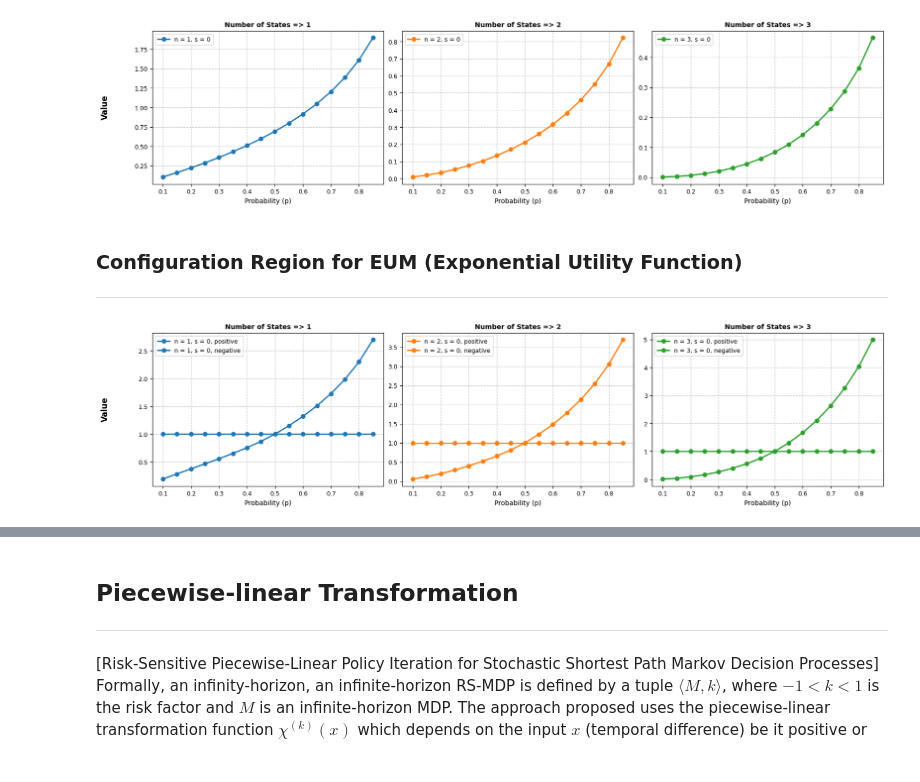
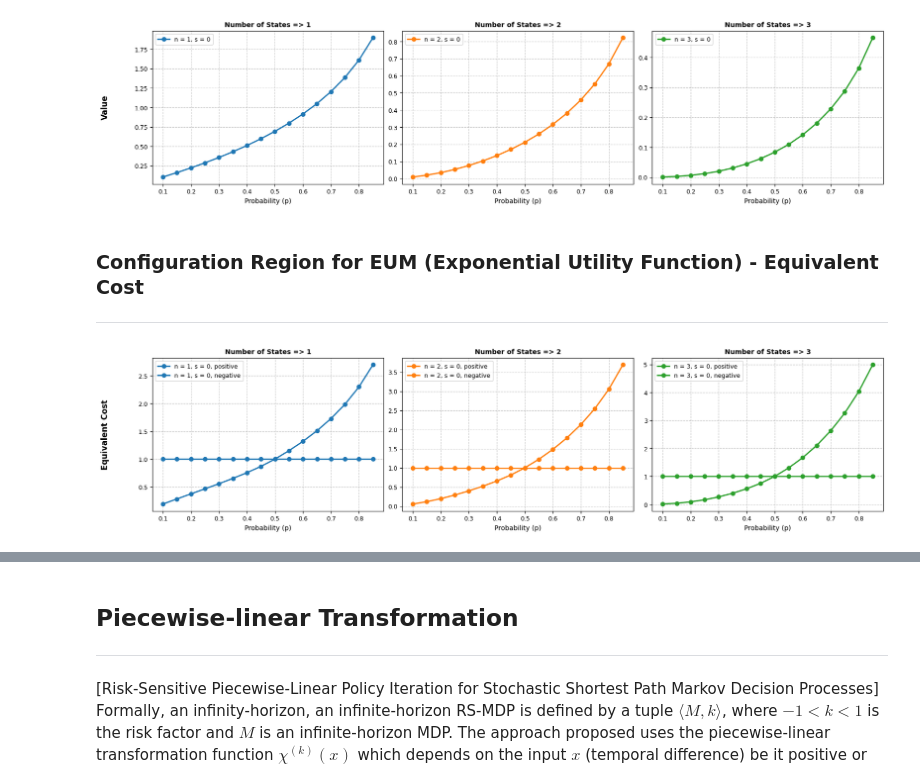
Before and after one commit to igormiyamura/ppgsi_comparable_mdp_risk, a Jupyter notebook: notebooks/4. MSS - 2024 Proposition Validation.ipynb, the cells around one changed output, grey strips where cells are left out. Saved outputs shown, nothing was run; the diff lists cells and outputs as text; code cells hidden in the pictures.

Commit message:
Incluindo Estados Equivalentes

```diff
--- a/notebooks/4. MSS - 2024 Proposition Validation.ipynb
+++ b/notebooks/4. MSS - 2024 Proposition Validation.ipynb
@@ -177,11 +182,13 @@ MSSPlots().subplots_for_number_of_states(results[exp_method]['find_numerical_lam
 Lambda Extreme: {0: 0.08376931712393898}
 [figure]
 # %% [markdown]
-### Configuration Region for EUM (Exponential Utility Function)
+### Configuration Region for EUM (Exponential Utility Function) - Equivalent Cost
 
 ---
 # %%
-results[exp_method]['run_configuration_region'] = exp_obj.run_configuration_region(n=range_n, p=range_p, cr=c, pr=pr, analytical=True, _threshold=_threshold, _epsilon=_epsilon)
-MSSPlots().plot_configuration_region(results[exp_method]['run_configuration_region'], sharey=False)
+# Regiao de configuracao alterando o valor do custo
+# =================================================
+results[exp_method]['run_configuration_region'] = exp_obj.run_configuration_region(n=range_n, p=range_p, cr=c, pr=p, analytical=True, _threshold=_threshold, _epsilon=_epsilon)
+MSSPlots().plot_configuration_region(results[exp_method]['run_configuration_region'], sharey=False, y_label='Equivalent Cost')
 # %% [output]
-[figure, old version]
+[figure, new version]
```
Also changed, not shown: parts of 33 cells of this notebook, 4 other files.
